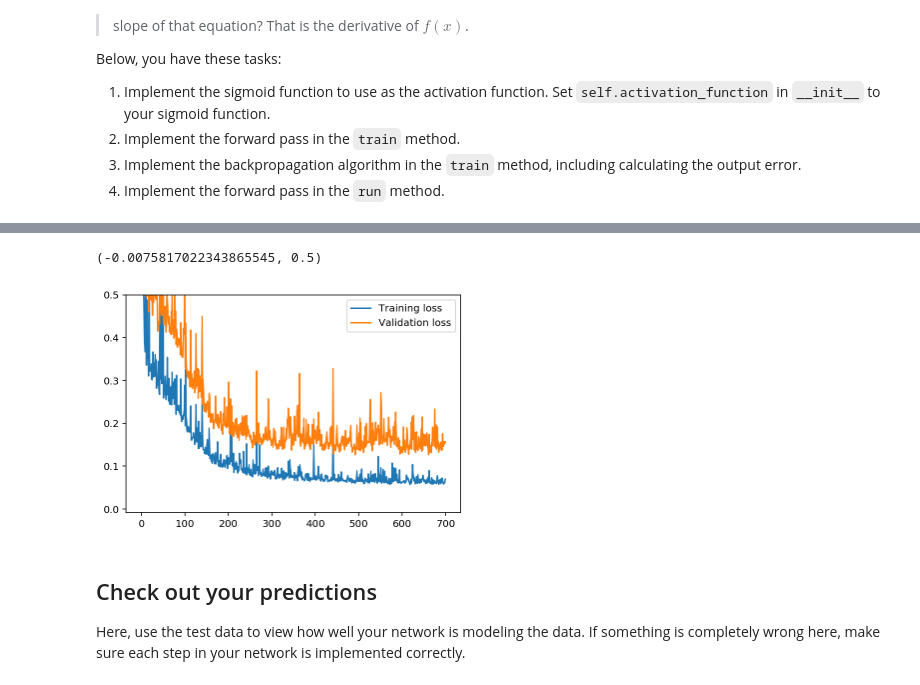
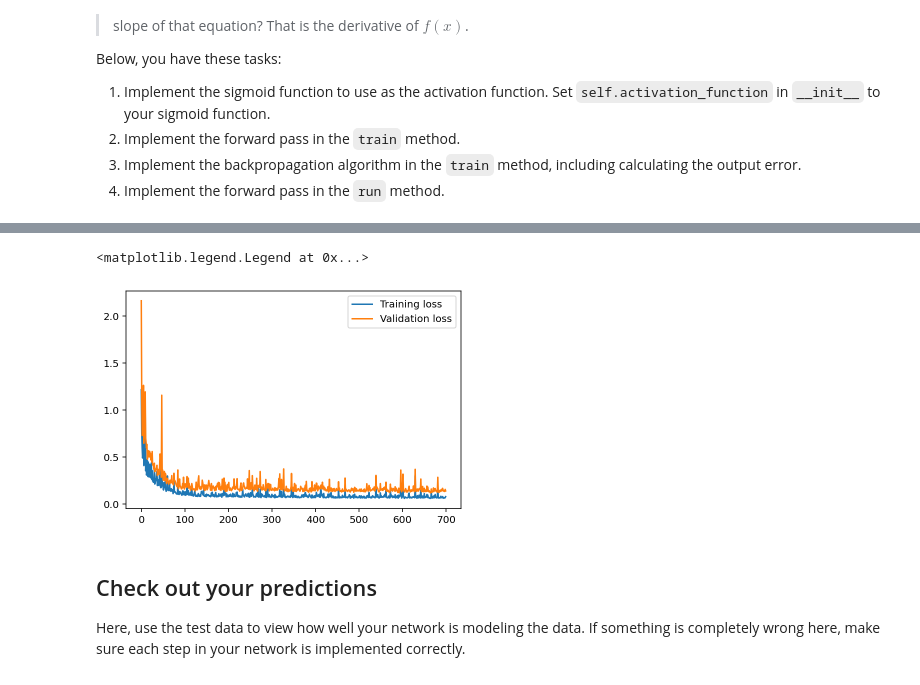
Before and after one commit to rjmbcn/DLND-project1-your-first-network, a Jupyter notebook: dlnd-your-first-neural-network.ipynb, the cells around one changed output, grey strips where cells are left out. Cells and saved outputs as stored; diff of their text form; code cells hidden in the pictures.

```diff
--- a/dlnd-your-first-neural-network.ipynb
+++ b/dlnd-your-first-neural-network.ipynb
@@ -80,12 +91,15 @@ weekday
 # %%
+data2process =  rides
 dummy_fields = ['season', 'weathersit', 'mnth', 'hr', 'weekday']
+
 for each in dummy_fields:
-    dummies = pd.get_dummies(rides[each], prefix=each, drop_first=False)
-    rides = pd.concat([rides, dummies], axis=1)
+    dummies = pd.get_dummies(data2process[each], prefix=each, drop_first=False)
+    data2process = pd.concat([data2process, dummies], axis=1)
 
-fields_to_drop = ['instant', 'dteday', 'season', 'weathersit',
-                  'weekday', 'atemp', 'mnth', 'workingday', 'hr']
-data = rides.drop(fields_to_drop, axis=1)
+fields_to_drop = ['season', 'weathersit', 'mnth','hr','weekday',
+                  'instant', 'dteday', 'atemp',  'workingday']
+
+data = data2process.drop(fields_to_drop, axis=1)
 data.head()
 # %% [output]
 |  | yr | holiday | temp | hum | windspeed | casual | registered | cnt | season_1 | season_2 | ... |
@@ -121,3 +135,13 @@ data = data[:-21*24]
 target_fields = ['cnt', 'casual', 'registered']
 features, targets = data.drop(target_fields, axis=1), data[target_fields]
 test_features, test_targets = test_data.drop(target_fields, axis=1), test_data[target_fields]
+# %%
+x = features.to_numpy()
+y = targets.to_numpy()[:,0]
+
+training_data = [(x,y)]
+
+x = test_features.to_numpy()
+y = test_targets.to_numpy()[:,0]
+
+test_data = [(x,y)]
@@ -240,24 +282,27 @@ import sys
 
 ### Set the hyperparameters here ###
 epochs = 700
-learning_rate = 0.08
+learning_rate = 1
 hidden_nodes = 25
 output_nodes = 1
 
-N_i = train_features.shape[1]
-network = NeuralNetwork(N_i, hidden_nodes, output_nodes, learning_rate)
+input_nodes = train_features.shape[1]
+
+network_architecture = [input_nodes, hidden_nodes, output_nodes]
+
+networkv2 = NeuralNetwork_v2(network_architecture, learning_rate)
 
 losses = {'train':[], 'validation':[]}
 for e in range(epochs):
     # Go through a random batch of 128 records from the training data set
     batch = np.random.choice(train_features.index, size=128)
-    for record, target in zip(train_features.ix[batch].values,
-                              train_targets.ix[batch]['cnt']):
-        network.train(record, target)
+    for record, target in zip(train_features.loc[batch].values,
+                              train_targets.loc[batch]['cnt']):
+        networkv2.train(record, target)
 
     # Printing out the training progress
-    train_loss = MSE(network.run(train_features), train_targets['cnt'].values)
-    val_loss = MSE(network.run(val_features), val_targets['cnt'].values)
+    train_loss = MSE(networkv2.predict(train_features), train_targets['cnt'].values)
+    val_loss   = MSE(networkv2.predict(val_features), val_targets['cnt'].values)
     sys.stdout.write("\rProgress: " + str(100 * e/float(epochs))[:4] \
                      + "% ... Training loss: " + str(train_loss)[:5] \
                      + " ... Validation loss: " + str(val_loss)[:5])
@@ -269,11 +314,11 @@ Progress: 99.8% ... Training loss: 0.069 ... Validation loss: 0.157
 # %%
 plt.plot(losses['train'], label='Training loss')
 plt.plot(losses['validation'], label='Validation loss')
 plt.legend()
-plt.ylim(ymax=0.5)
+# plt.ylim(ymax=0.5)
 # %% [output]
-(-0.0075817022343865545, 0.5)
+<matplotlib.legend.Legend at 0x...>
-[figure, old version]
+[figure, new version]
 # %% [markdown]
 ## Check out your predictions
 
```
Also changed, not shown: parts of 29 cells of this notebook, 1 other file.
